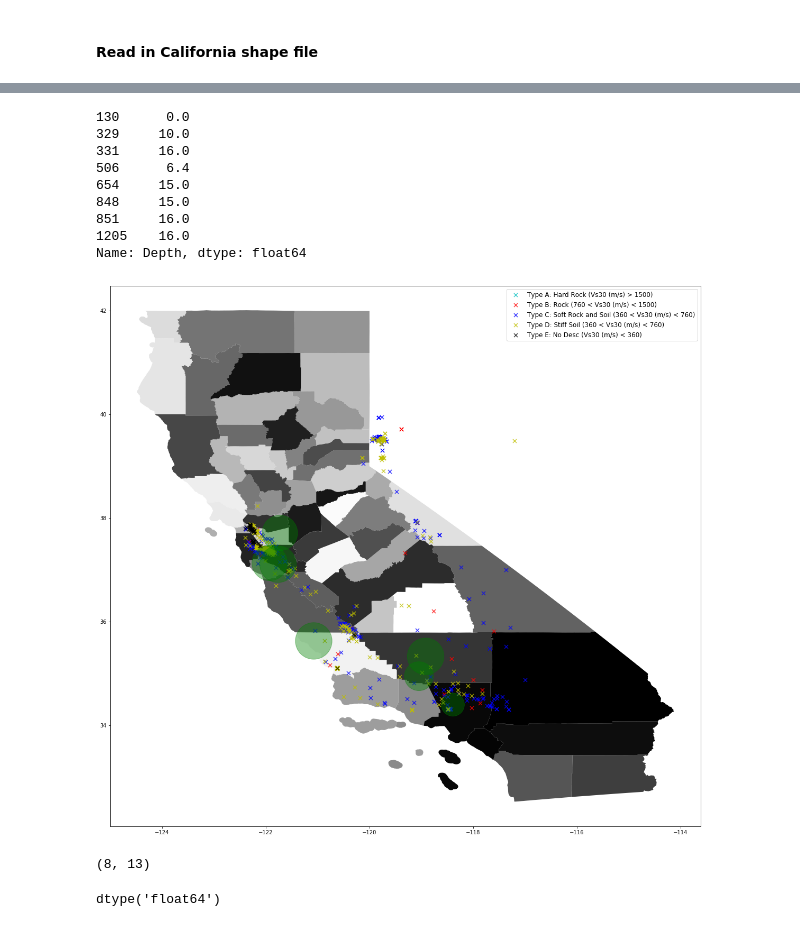
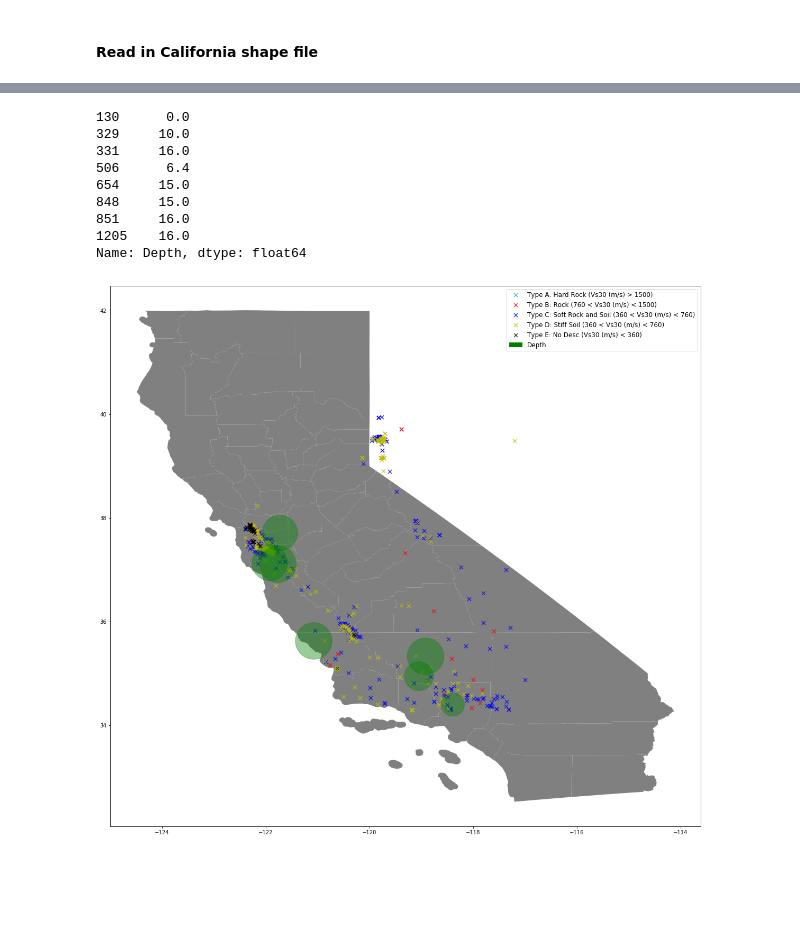
Before and after one commit to paulo-g-martinez/dq3-earthquakes, a Jupyter notebook: Data_Question_3.ipynb, the cells around one changed output, grey strips where cells are left out. Saved outputs shown, nothing was run; the diff lists cells and outputs as text; code cells hidden in the pictures; blank space fills up the shorter version.

```diff
--- a/Data_Question_3.ipynb
+++ b/Data_Question_3.ipynb
@@ -222,7 +201,7 @@ def response(change):
     clear_output()
     fig, ax = plt.subplots(figsize = (20, 20), subplot_kw = {'aspect': 'equal'})
 
-    cal.plot(ax=ax, cmap = 'binary')
+    cal.plot(ax=ax, color="grey")
 
     A = plt.scatter(data = Cal_Soil.query('SoilProfileType == "Type A"'), x = 'Longitude', y = 'Latitude',
                 marker = 'x', s=50, alpha = 0.75, color = 'c')
@@ -245,44 +224,37 @@ def response(change):
     data = data.astype(float)
 
     print(data)
 
     F = plt.scatter(Cal_quake_df['Long'], Cal_quake_df['Lat'], s=data*300, c = 'g',alpha=0.4)
 
-    plt.legend((A, B, C, D, E),
+    variable_patch = mp.Patch(color='g', label=''+change['new']+'', hatch = "o")
+
+    c=
+
+    plt.legend((A, B, C, D, E, variable_patch),
            ('Type A: Hard Rock (Vs30 (m/s) > 1500)', 'Type B: Rock (760 < Vs30 (m/s) < 1500)',\
             'Type C: Soft Rock and Soil (360 < Vs30 (m/s) < 760)', 'Type D: Stiff Soil (360 < Vs30 (m/s) < 760)',\
-            'Type E: No Desc (Vs30 (m/s) < 360)'),
+            'Type E: No Desc (Vs30 (m/s) < 360)', ''+change['new']+''),
            scatterpoints=1,
            loc='upper right',
            ncol=1,
            fontsize=12)
-
-    '''plt.legend((F),
-           ('Variable:'+change['new']),
-           scatterpoints=1,
-           loc='center right',
-           ncol=3,
-           fontsize=12)'''
 
 plt.show()
 
 #specify the event trigger
 variable_dropdown.observe(response, names='value')
 
 #display widget
 display(variable_dropdown)
 # %% [output]
 130      0.0
 329     10.0
 331     16.0
 506      6.4
 654     15.0
 848     15.0
 851     16.0
 1205    16.0
 Name: Depth, dtype: float64
-[figure, old version]
+[figure, new version]
-# %%
-Cal_quake_df.shape
-# %% [output]
-(8, 13)
@@ -294,6 +260,0 @@ Cal_quake = Cal_quake_df['Depth'].astype(list)
-# %%
-Cal_quake = Cal_quake.fillna(0)
-Cal_quake = Cal_quake.astype(float)
-Cal_quake.dtypes
-# %% [output]
-dtype('float64')
```
Also changed, not shown: parts of 8 cells of this notebook.
